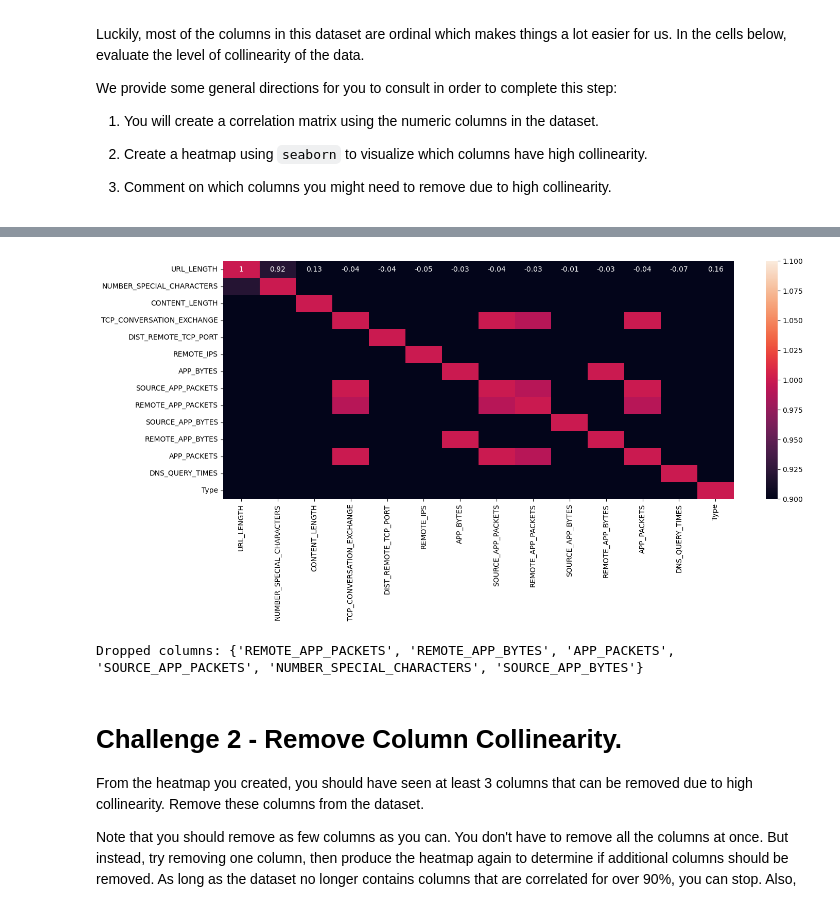
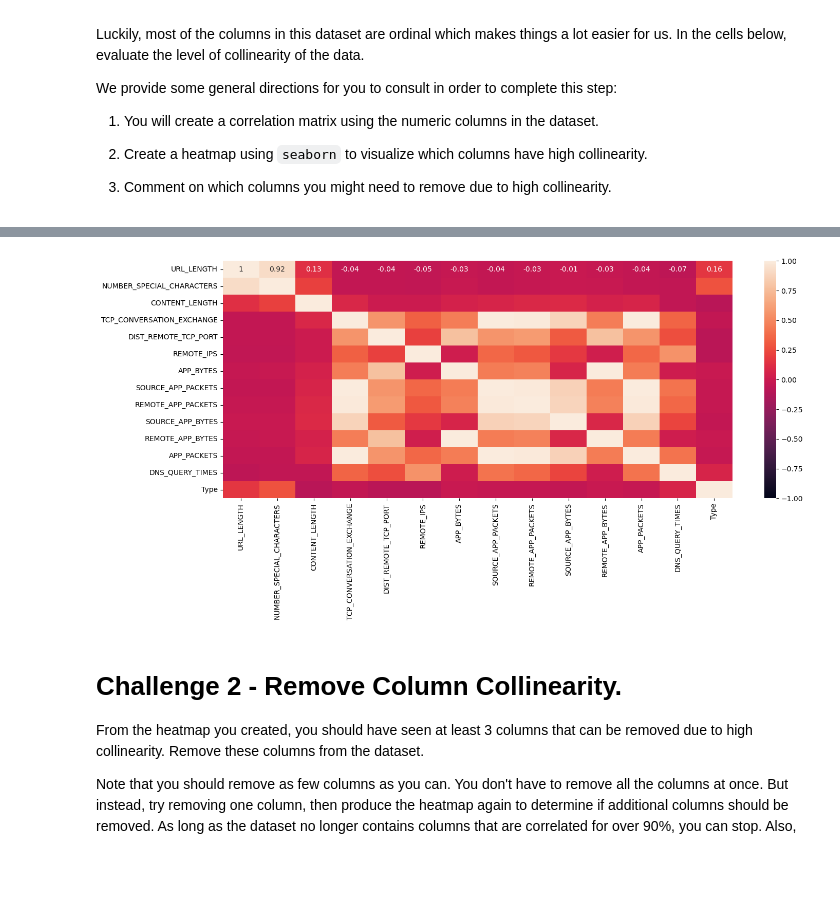
Before and after one commit to castroalberto/dataptmad0923_labs, a Jupyter notebook: module-3/supervised-learning/your-code/main.ipynb, the cells around one changed output, grey strips where cells are left out. Drawn from its saved outputs; the diff is of its cells as text; code cells hidden in the pictures; blank space fills up the shorter version.

```diff
--- a/module-3/supervised-learning/your-code/main.ipynb
+++ b/module-3/supervised-learning/your-code/main.ipynb
@@ -109,7 +109,7 @@ We provide some general directions for you to consult in order to complete this
 
 1. Comment on which columns you might need to remove due to high collinearity.
 # %%
-#numeric_websites = websites.select_dtypes(include=[np.number])
+numeric_websites = websites.select_dtypes(include=[np.number])
 
 correlation_matrix = round(numeric_websites.corr(numeric_only=True),2)
 correlation_matrix
@@ -131,31 +131,13 @@ correlation_matrix
 | Type | 0.16 | 0.28 | -0.09 | -0.04 | -0.08 | ... |
 # %%
 plt.figure(figsize=(16, 6))
-sns.heatmap(correlation_matrix, vmin=1, vmax=1, annot=True)
+sns.heatmap(correlation_matrix,
+            vmin=-1,
+            vmax=1,
+            annot=True)
 plt.show()
 # %% [output]
-[figure, old version]
+[figure, new version]
-# %%
-threshold = 0.8
-
-# Find pairs of highly correlated features and collect columns to drop
-cols_to_drop = set()
-for i in range(len(correlation_matrix.columns)):
-    for j in range(i):
-        if abs(correlation_matrix.iloc[i, j]) > threshold:
-            colname_i = correlation_matrix.columns[i]
-            colname_j = correlation_matrix.columns[j]
-            # Add one of the pair to the set of columns to drop
-            # Typically, you would choose which one to drop based on domain knowledge or feature importance
-            cols_to_drop.add(colname_i)
-
-# Drop the columns from the DataFrame
-websites_dropped = websites.drop(columns=cols_to_drop)
-
-# Print out the columns that were dropped
-print(f"Dropped columns: {cols_to_drop}")
-# %% [output]
-Dropped columns: {'REMOTE_APP_PACKETS', 'REMOTE_APP_BYTES', 'APP_PACKETS', 'SOURCE_APP_PACKETS', 'NUMBER_SPECIAL_CHARACTERS', 'SOURCE_APP_BYTES'}
 # %% [markdown]
 # Challenge 2 - Remove Column Collinearity.
 
```
Also changed, not shown: parts of 7 cells of this notebook.
